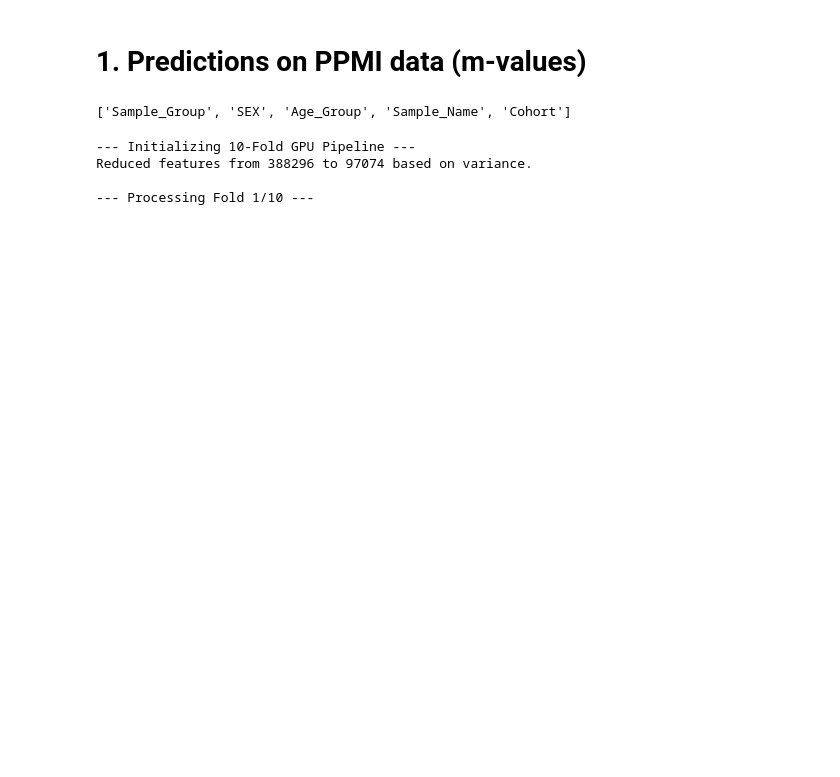
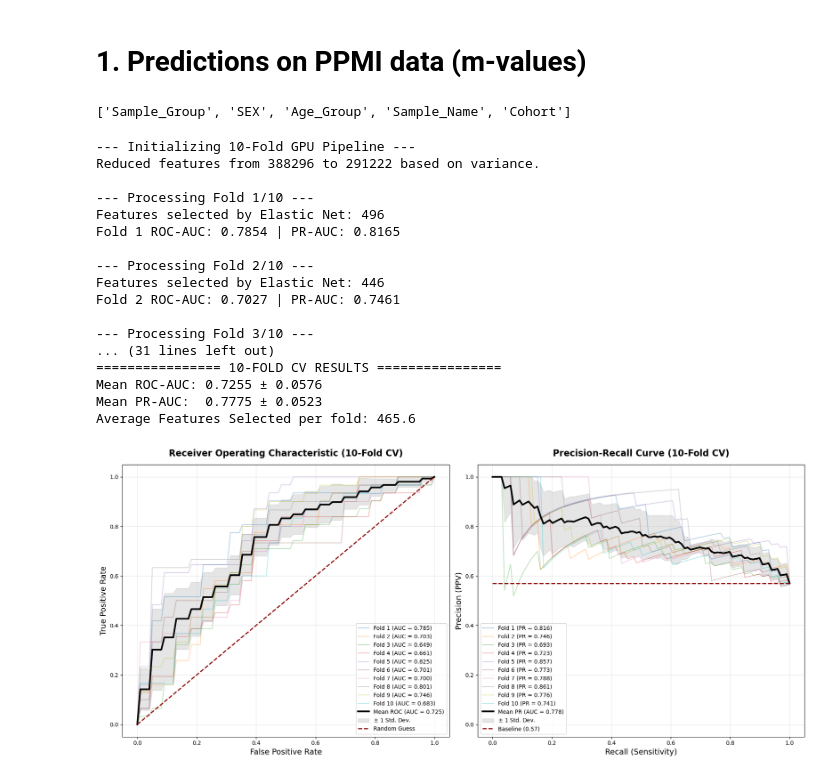
Before and after one commit to perpk/methylation-analysis, a Jupyter notebook: python/ML/main.ipynb, the cells around one changed output. Drawn from its saved outputs; the diff is of its cells as text; code cells hidden in the pictures; blank space fills up the shorter version.

Commit message:
Incorporated ROC-AUC/PR-AUC per-fold & mean plots

```diff
--- a/python/ML/main.ipynb
+++ b/python/ML/main.ipynb
@@ -23,5 +96,5 @@ Y_gse111629 = Y_gse111629.to_numpy(dtype="float32")
 # %%
-def cv_pipeline(X_all, Y_all):
+def cv_pipeline(X_all, Y_all, dataset_name):
 
     import numpy as np
     import cupy as cp
@@ -31,6 +104,7 @@ def cv_pipeline(X_all, Y_all):
     from cuml.linear_model import LogisticRegression
     from sklearn.model_selection import StratifiedKFold
     from sklearn.metrics import roc_auc_score, average_precision_score
+    from sklearn.metrics import roc_curve, precision_recall_curve
 
     print("--- Initializing 10-Fold GPU Pipeline ---")
 
@@ -58,6 +132,12 @@ def cv_pipeline(X_all, Y_all):
     fold_aucs = []
     fold_pr_aucs = []
     selected_feature_counts = []
+
+    mean_fpr = np.linspace(0, 1, 100)
+    mean_recall = np.linspace(0, 1, 100)
+
+    tprs = []
+    precisions_list = []
 
     fold = 1
     for train_idx, val_idx in skf.split(np.zeros(len(Y_cpu)), Y_cpu):
@@ -133,6 +213,18 @@ def cv_pipeline(X_all, Y_all):
         auc = roc_auc_score(Y_val_cpu, val_probs_cpu)
         pr_auc = average_precision_score(Y_val_cpu, val_probs_cpu)
 
+        # --- ROC Curve Interpolation ---
+        fpr, tpr, _ = roc_curve(Y_val_cpu, val_probs_cpu)
+        interp_tpr = np.interp(mean_fpr, fpr, tpr)
+        interp_tpr[0] = 0.0 # Anchor the start
+        tprs.append(interp_tpr)
+
+        # --- PR Curve Interpolation ---
+        precision, recall, _ = precision_recall_curve(Y_val_cpu, val_probs_cpu)
+        # PR arrays are returned in decreasing order of recall; reverse them for np.interp
+        interp_prec = np.interp(mean_recall, recall[::-1], precision[::-1])
+        precisions_list.append(interp_prec)
+
         fold_aucs.append(auc)
         fold_pr_aucs.append(pr_auc)
 
@@ -144,10 +236,26 @@ def cv_pipeline(X_all, Y_all):
     print(f"Mean ROC-AUC: {np.mean(fold_aucs):.4f} ± {np.std(fold_aucs):.4f}")
     print(f"Mean PR-AUC:  {np.mean(fold_pr_aucs):.4f} ± {np.std(fold_pr_aucs):.4f}")
     print(f"Average Features Selected per fold: {np.mean(selected_feature_counts):.1f}")
+
+    plot_roc_pr_auc_cv(mean_fpr, tprs, fold_aucs, mean_recall, precisions_list, fold_pr_aucs, Y_cpu, dataset_name)
 # %%
-cv_pipeline(X_gse111629, Y_gse111629)
+cv_pipeline(X_gse111629, Y_gse111629, "GSE111629")
 # %% [output]
 --- Initializing 10-Fold GPU Pipeline ---
-Reduced features from 388296 to 97074 based on variance.
+Reduced features from 388296 to 291222 based on variance.
 
 --- Processing Fold 1/10 ---
+Features selected by Elastic Net: 496
+Fold 1 ROC-AUC: 0.7854 | PR-AUC: 0.8165
+
+--- Processing Fold 2/10 ---
+Features selected by Elastic Net: 446
+Fold 2 ROC-AUC: 0.7027 | PR-AUC: 0.7461
+
+--- Processing Fold 3/10 ---
+... (31 lines left out)
+================ 10-FOLD CV RESULTS ================
+Mean ROC-AUC: 0.7255 ± 0.0576
+Mean PR-AUC:  0.7775 ± 0.0523
+Average Features Selected per fold: 465.6
+[figure, added]
```
Also changed, not shown: parts of 1 cell of this notebook.
